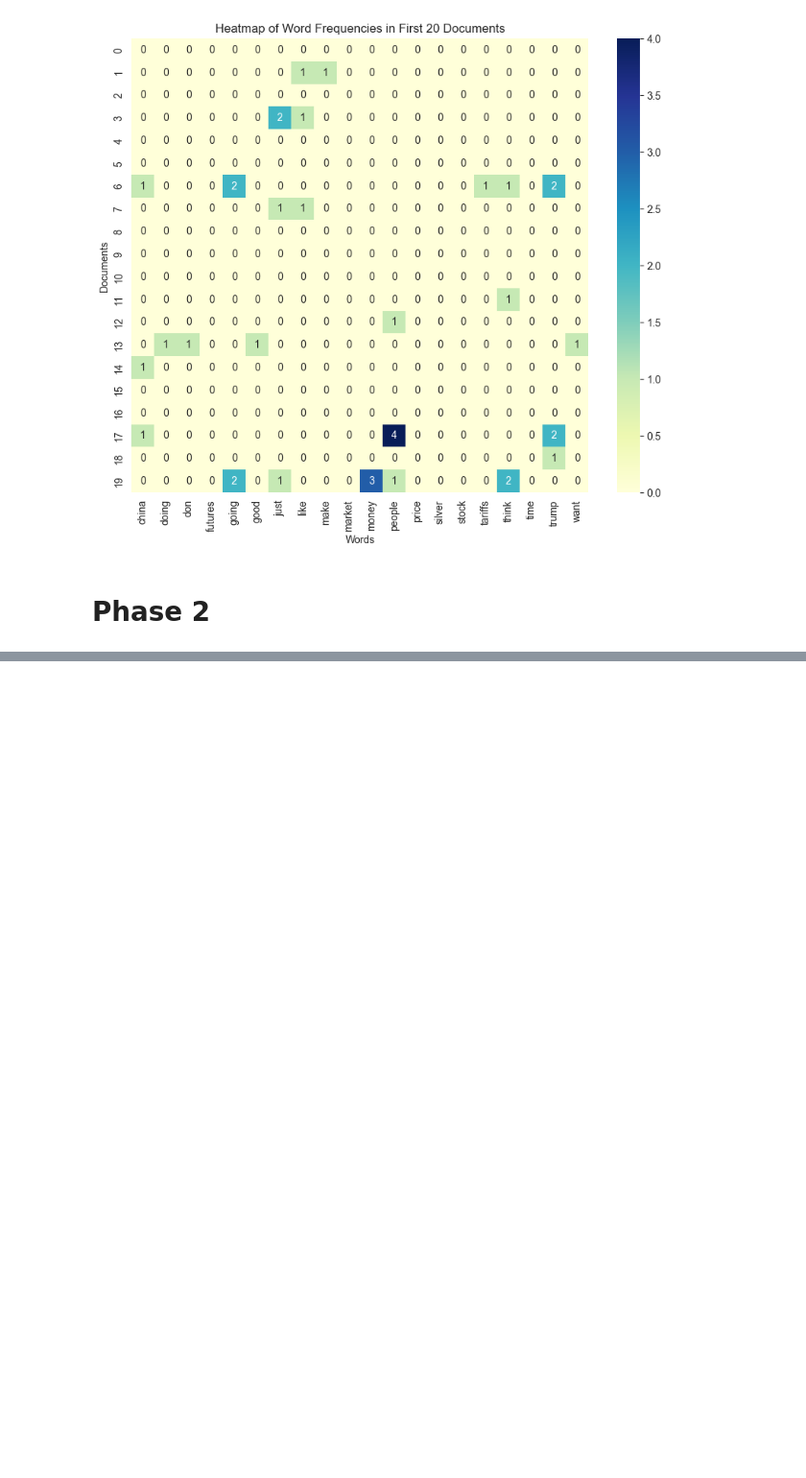
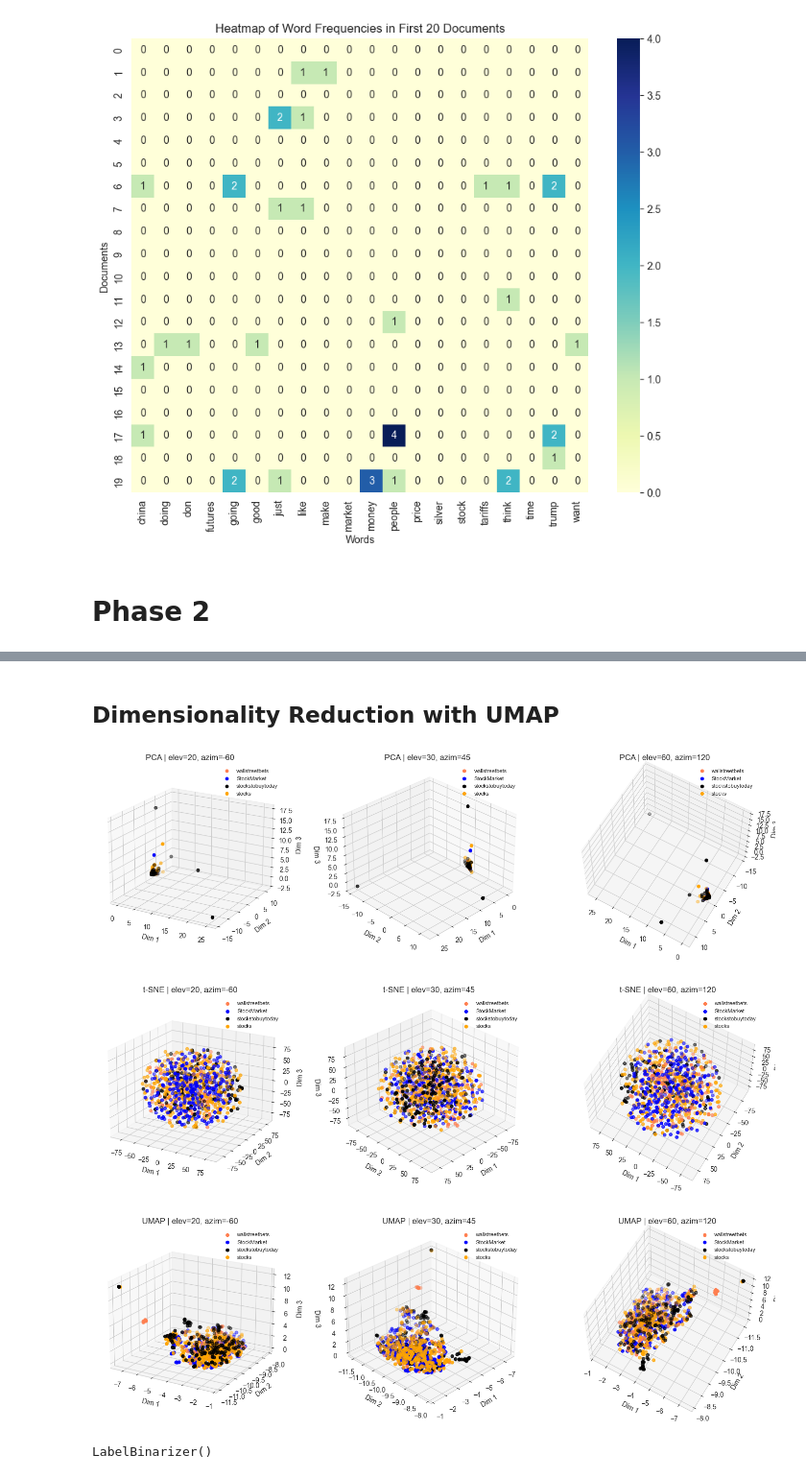
Before and after one commit to Vlhermitte/DM2025-Lab1-Exercise, a Jupyter notebook: DM2025-Lab1-Homework.ipynb, the cells around one changed output, grey strips where cells are left out. Shown at 96% size. Cells and saved outputs as stored; diff of their text form; code cells hidden in the pictures; blank space fills up the shorter version.

```diff
--- a/DM2025-Lab1-Homework.ipynb
+++ b/DM2025-Lab1-Homework.ipynb
@@ -283,0 +449,14 @@ plt.show()
+# %%
+from PAMI.frequentPattern.basic import FPGrowth as alg
+
+minSup=5
+dfs = []
+for category in CATEGORIES:
+    print(f"------------------------------------ {category} ------------------------------------")
+    obj = alg.FPGrowth(iFile=f'td_freq_db_{category}.csv', minSup=minSup)
+    obj.mine()
+    frequentPatternsDF = obj.getPatternsAsDataFrame()
+    dfs.append(frequentPatternsDF)
+    obj.save(f'freq_patterns_{category}_minSup{minSup}.txt')
+    print('Total No of patterns: ' + str(len(frequentPatternsDF)))
+    print('Runtime: ' + str(obj.getRuntime()))
@@ -283,0 +528,2 @@ plt.show()
+# %% [markdown]
+## Dimensionality Reduction with UMAP
@@ -283,0 +567,35 @@ plt.show()
+# %%
+X_pca_tdm = PCA(n_components=3).fit_transform(augmented_df.values)
+X_tsne_tdm = TSNE(n_components=3).fit_transform(augmented_df.values)
+X_umap_tdm = umap.UMAP(n_components=3).fit_transform(augmented_df.values)
+# %%
+# Plot the results in subplots
+col = ['coral', 'blue', 'black', 'orange']
+
+def plot_3D_scatter(df, Xr, categories, angles=((20,-60),(30,45),(60,120)), title='3D plot'):
+    fig = plt.figure(figsize=(18, 5))
+    for i, (elev, azim) in enumerate(angles, start=1):
+        ax3d = fig.add_subplot(1, 3, i, projection='3d')
+        for c, category in zip(col, categories):
+            mask = (df[CATEGORY] == category)
+            xs = Xr[mask].T[0]
+            ys = Xr[mask].T[1]
+            zs = Xr[mask].T[2]
+            ax3d.scatter(xs, ys, zs, c=c, marker='o', label=category)
+        ax3d.legend(loc='best', fontsize=8, frameon=False)
+
+        ax3d.view_init(elev=elev, azim=azim)
+        ax3d.set_title(f"{title} | elev={elev}, azim={azim}")
+        ax3d.set_xlabel("Dim 1")
+        ax3d.set_ylabel("Dim 2")
+        ax3d.set_zlabel("Dim 3")
+    plt.show()
+
+# Step 4: Create scatter plots for PCA, t-SNE, and UMAP
+plot_3D_scatter(reddit_df, X_pca_tdm, CATEGORIES, title='PCA')
+plot_3D_scatter(reddit_df, X_tsne_tdm, CATEGORIES, title='t-SNE')
+plot_3D_scatter(reddit_df, X_umap_tdm, CATEGORIES, title='UMAP')
+# %% [output]
+[figure, added]
+[figure, added]
+[figure, added]
@@ -283,0 +604,5 @@ plt.show()
+# %%
+mlb = preprocessing.LabelBinarizer()
+mlb.fit(reddit_df.subreddit)
+# %% [output]
+LabelBinarizer()
```
Also changed, not shown: parts of 23 cells of this notebook, 1 other file.
